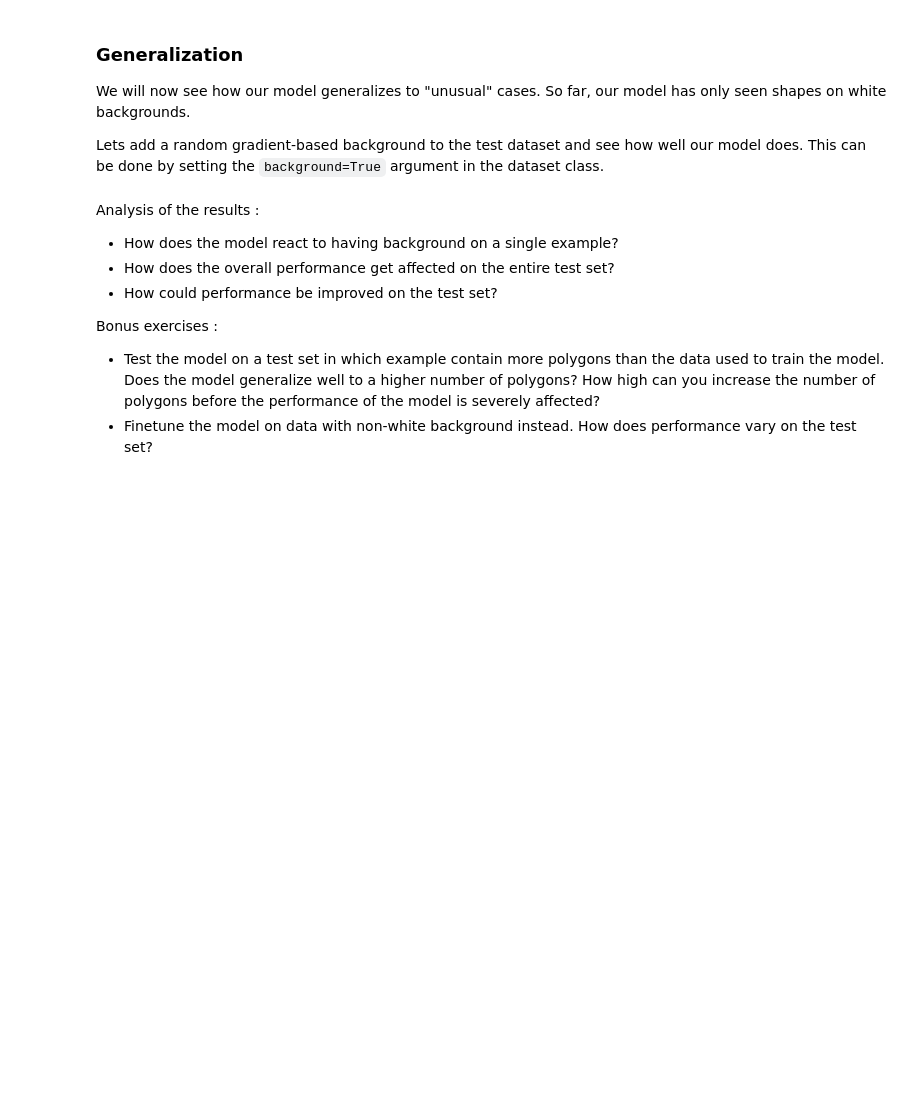
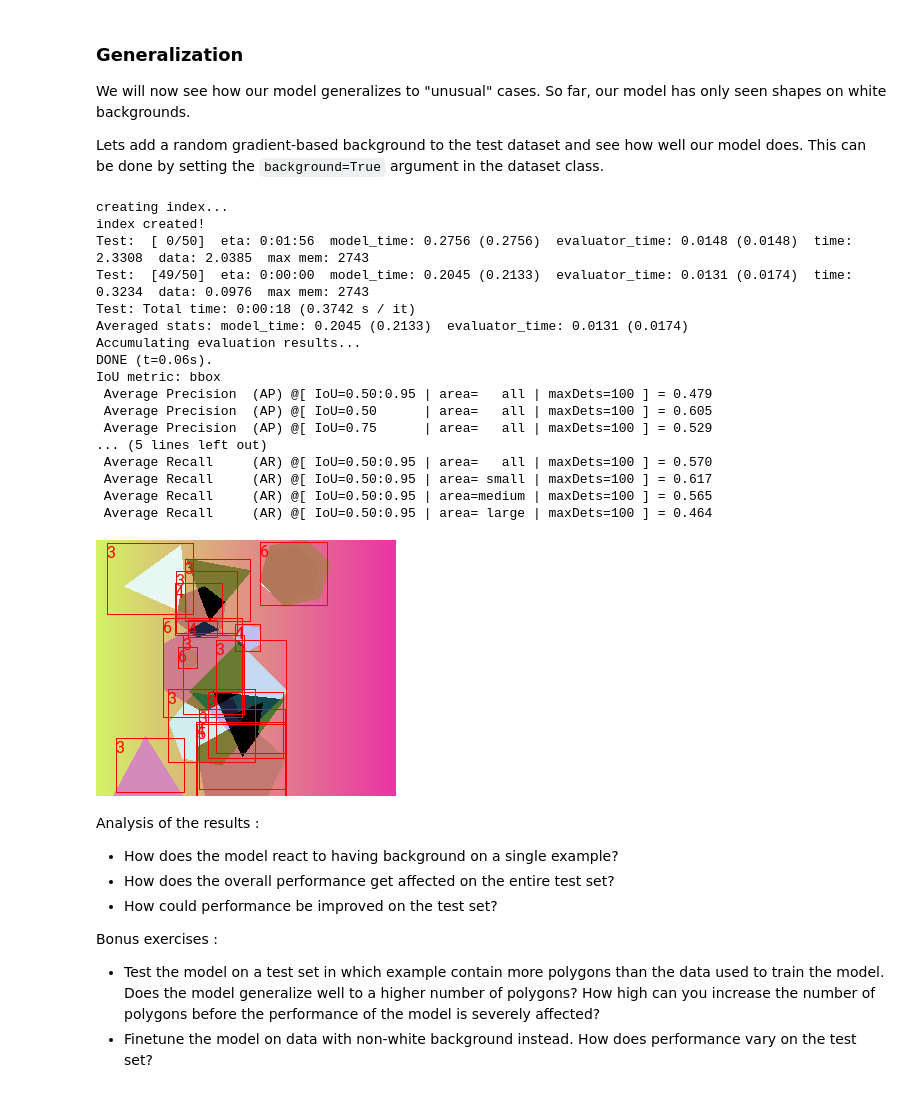
Before and after one commit to delemarchand2020/IVADO_MILA_DL, a Jupyter notebook: week3_CNN_denis_lemarchand.ipynb, the cells around one changed output. Saved outputs shown, nothing was run; the diff lists cells and outputs as text; code cells hidden in the pictures; blank space fills up the shorter version.

```diff
--- a/week3_CNN_denis_lemarchand.ipynb
+++ b/week3_CNN_denis_lemarchand.ipynb
@@ -1727,29 +1785,49 @@ Lets add a random gradient-based background to the test dataset and see how well
 # %%
 # Use a test set with a random background this time
 dataset_len = 100
 polygon_ds_with_bg = Polygons(im_width=300,
                               im_height=256,
                               dataset_len=dataset_len,
+                              max_polygons_per_image=16,
                               background=True,
                               split='test')
 
 
 data_loader_test_bg = torch.utils.data.DataLoader(
     polygon_ds_with_bg, batch_size=2, shuffle=True, num_workers=4,
     collate_fn=utils.collate_fn)
 
 # Evaluate on entire test set
 evaluate(model, data_loader_test_bg, device=device)
 
 # Evaluate single sample
 bg_iter = iter(data_loader_test_bg)
 images, targets = next(bg_iter)
 
 model.eval()
 images = [image.to(device) for image in images]
 predictions = model(images)           # Returns predictions
 
 display_image_and_boxes(images[0], predictions[0])
+# %% [output]
+creating index...
+index created!
+Test:  [ 0/50]  eta: 0:01:56  model_time: 0.2756 (0.2756)  evaluator_time: 0.0148 (0.0148)  time: 2.3308  data: 2.0385  max mem: 2743
+Test:  [49/50]  eta: 0:00:00  model_time: 0.2045 (0.2133)  evaluator_time: 0.0131 (0.0174)  time: 0.3234  data: 0.0976  max mem: 2743
+Test: Total time: 0:00:18 (0.3742 s / it)
+Averaged stats: model_time: 0.2045 (0.2133)  evaluator_time: 0.0131 (0.0174)
+Accumulating evaluation results...
+DONE (t=0.06s).
+IoU metric: bbox
+ Average Precision  (AP) @[ IoU=0.50:0.95 | area=   all | maxDets=100 ] = 0.479
+ Average Precision  (AP) @[ IoU=0.50      | area=   all | maxDets=100 ] = 0.605
+ Average Precision  (AP) @[ IoU=0.75      | area=   all | maxDets=100 ] = 0.529
+... (5 lines left out)
+ Average Recall     (AR) @[ IoU=0.50:0.95 | area=   all | maxDets=100 ] = 0.570
+ Average Recall     (AR) @[ IoU=0.50:0.95 | area= small | maxDets=100 ] = 0.617
+ Average Recall     (AR) @[ IoU=0.50:0.95 | area=medium | maxDets=100 ] = 0.565
+ Average Recall     (AR) @[ IoU=0.50:0.95 | area= large | maxDets=100 ] = 0.464
+[figure, added]
 # %% [markdown]
 Analysis of the results :
 - How does the model react to having background on a single example?
```
Also changed, not shown: parts of 17 cells of this notebook.
